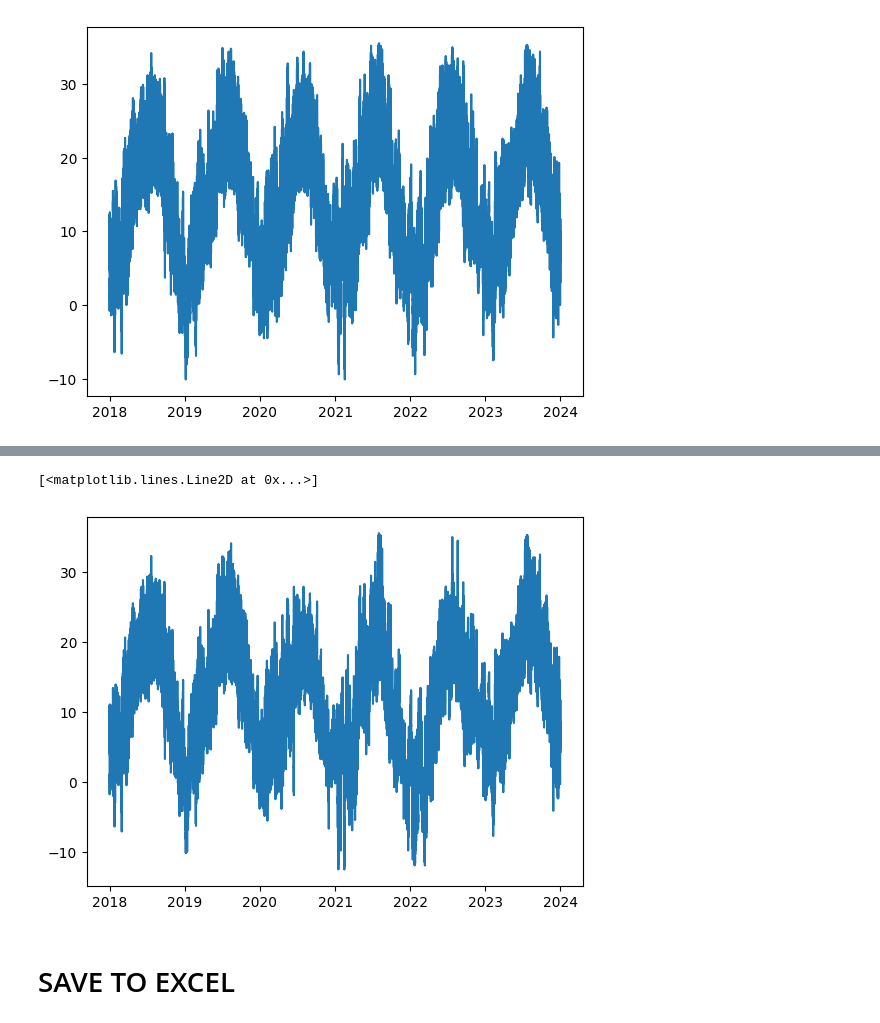
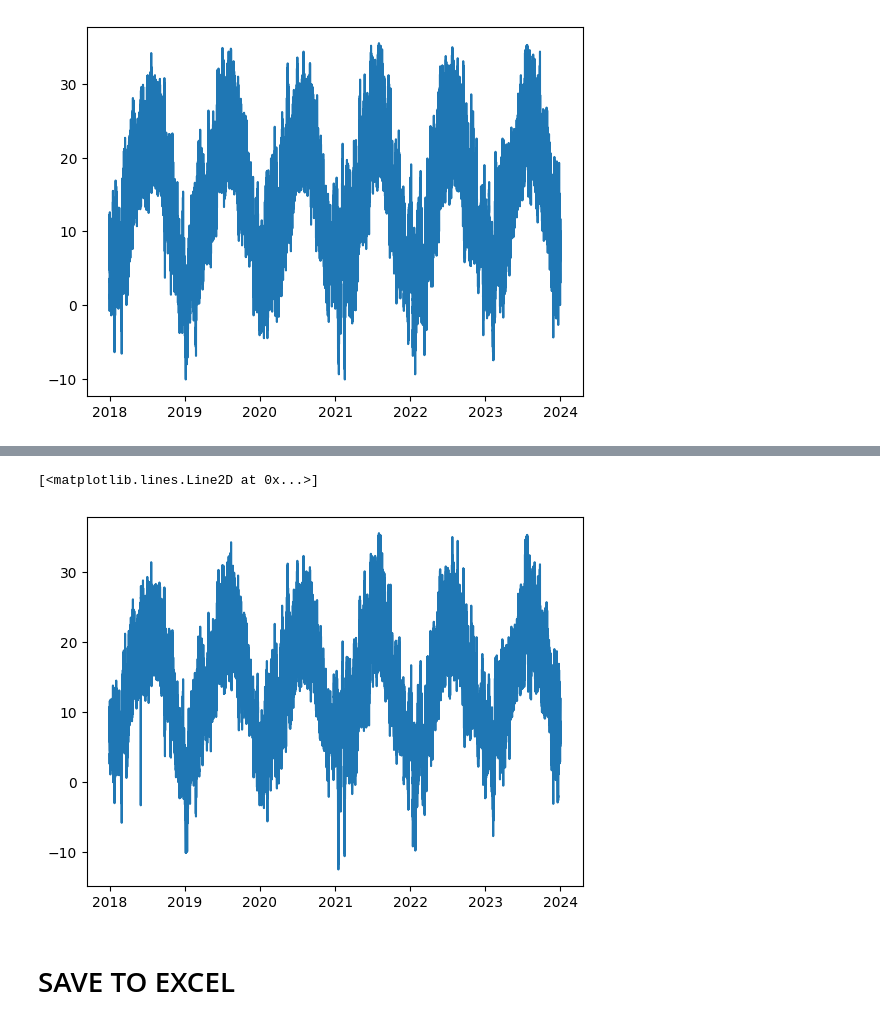
Before and after one commit to harisA1/Weather-Station-Network-Missing-Data-Interpolation, a Jupyter notebook: unified_weather_data.ipynb, the cells around one changed output, grey strips where cells are left out. Saved outputs shown, nothing was run; the diff lists cells and outputs as text; code cells hidden in the pictures.

```diff
--- a/unified_weather_data.ipynb
+++ b/unified_weather_data.ipynb
@@ -412,8 +371,8 @@ plt.plot(data_frames['polipotamos']['Temp'])
 # %%
-plt.plot(final_df['nimfaio_Temp'])
+plt.plot(final_df['vevi_Temp'])
 # %% [output]
 [<matplotlib.lines.Line2D at 0x...>]
-[figure, old version]
+[figure, new version]
 # %%
 dfd = final_df.resample('D').asfreq()
 dfm = final_df.resample('M').asfreq()
```
Also changed, not shown: parts of 8 cells of this notebook.
